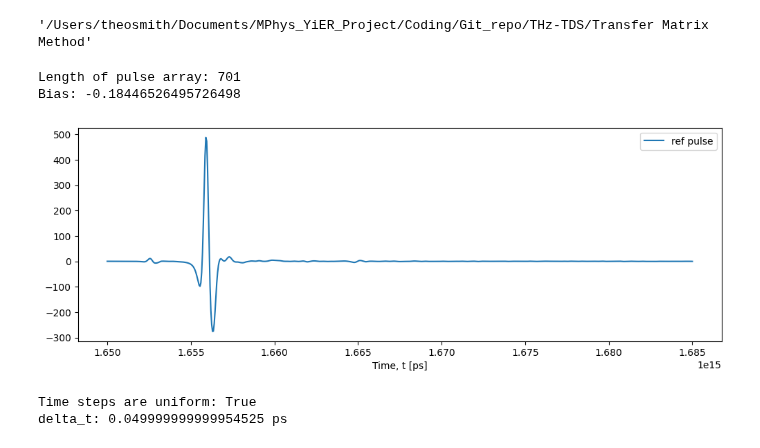
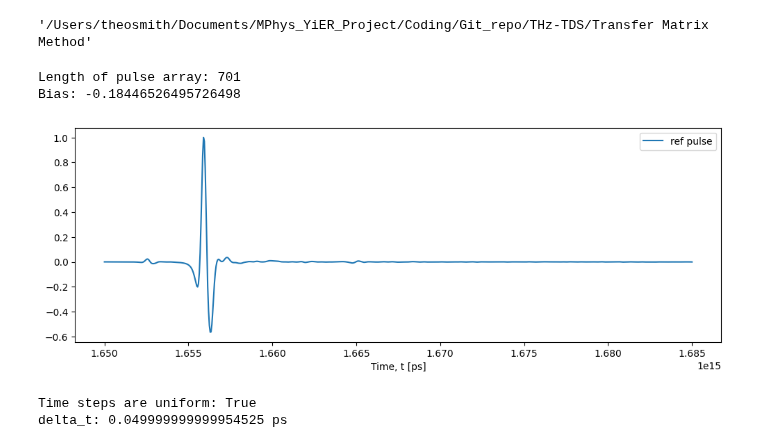
Before and after one commit to tls54/THz-TDS, a Jupyter notebook: Transfer Matrix Method/Experimental_reference.ipynb, the cells around one changed output. Drawn from its saved outputs; the diff is of its cells as text; code cells hidden in the pictures.

Commit message:
Normalized reference pulse in experimental ref notebook

```diff
--- a/Transfer Matrix Method/Experimental_reference.ipynb
+++ b/Transfer Matrix Method/Experimental_reference.ipynb
@@ -16,29 +16,34 @@ os.getcwd()
 # %%
 ref_path = 'data/example_ref_pulse.csv'
 ref_df = pd.read_csv(ref_path)
 t_axis = ref_df['Time_abs/ps'].to_numpy()
 reference_pulse = ref_df[' Signal/nA'].to_numpy()
 
 ## Remove Dc bias
 halfway = len(reference_pulse) // 2
 # Calculate the mean of the second half (assumed baseline)
 bias = np.mean(reference_pulse[halfway:])
 # Subtract the bias from the entire signal
 reference_pulse = reference_pulse - bias
 
+# Normalize reference pulse
+peak_val_ref = max(reference_pulse)
+reference_pulse = reference_pulse / peak_val_ref
+
+# Find signal length (in num points)
 L = len(reference_pulse)
 print(f'Length of pulse array: {L}')
 
 print(f'Bias: {bias}')
 plt.figure(figsize=(12,4))
 plt.plot(t_axis*1e12, reference_pulse, label='ref pulse')
 plt.xlabel('Time, t [ps]')
 plt.legend()
 plt.show()
 # %% [output]
 Length of pulse array: 701
 Bias: -0.18446526495726498
-[figure, old version]
+[figure, new version]
 # %%
 ## Check time steps are consistent in t_axis
 
```
Also changed, not shown: parts of 10 cells of this notebook.
